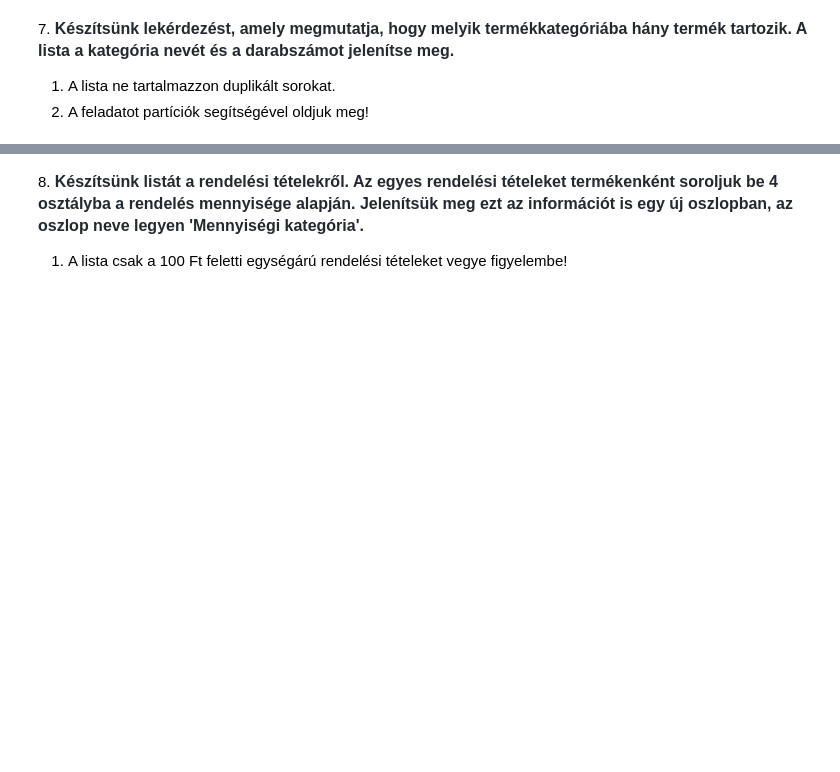
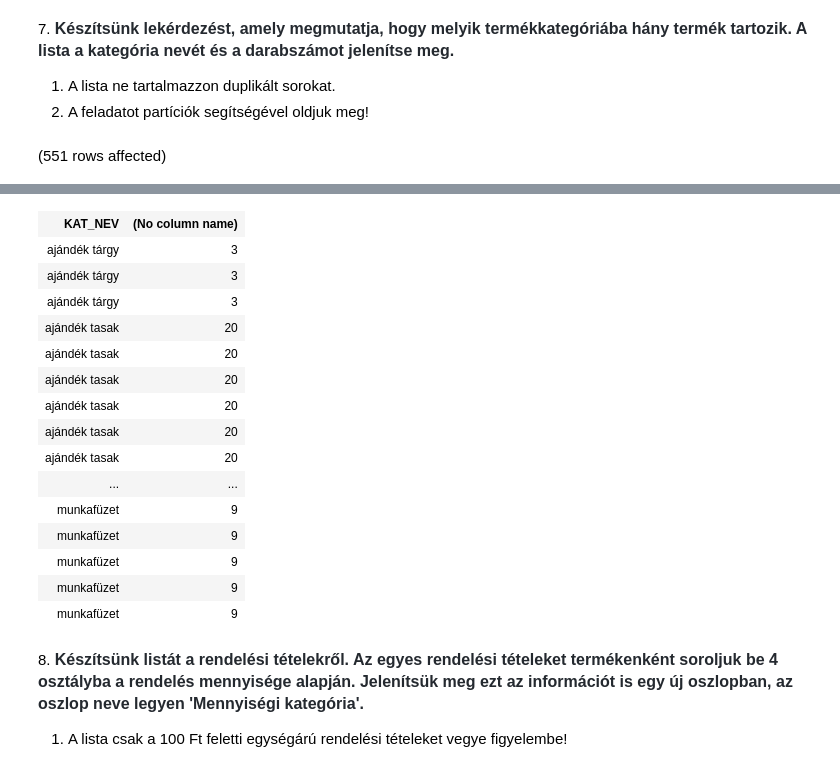
Before and after one commit to bercikovalik/SQL, a Jupyter notebook: gyakorlat05_feladatok.ipynb, the cells around one changed output, grey strips where cells are left out. Drawn from its saved outputs; the diff is of its cells as text; code cells hidden in the pictures; blank space fills up the shorter version.

```diff
--- a/gyakorlat05_feladatok.ipynb
+++ b/gyakorlat05_feladatok.ipynb
@@ -51,3 +123,11 @@ Total execution time: 00:00:00.018
 
 1. A lista ne tartalmazzon duplikált sorokat.
 2. A feladatot partíciók segítségével oldjuk meg!
+# %%
+SELECT tk.KAT_NEV,
+        COUNT(*) OVER(PARTITION BY tk.KAT_Nev)
+FROM Termek t
+JOIN Termekkategoria tk ON t.KAT_ID = tk.KAT_ID
+--GROUP BY tk.KAT_NEV
+# %% [output]
+(551 rows affected)
@@ -54,3 +135,19 @@ Total execution time: 00:00:00.018
+| KAT_NEV | (No column name) |
+| ajándék tárgy | 3 |
+| ajándék tárgy | 3 |
+| ajándék tárgy | 3 |
+| ajándék tasak | 20 |
+| ajándék tasak | 20 |
+| ajándék tasak | 20 |
+| ajándék tasak | 20 |
+| ajándék tasak | 20 |
+| ajándék tasak | 20 |
+| ... | ... |
+| munkafüzet | 9 |
+| munkafüzet | 9 |
+| munkafüzet | 9 |
+| munkafüzet | 9 |
+| munkafüzet | 9 |
 # %% [markdown]
 8. <span style="font-weight: 600; color: rgb(36, 41, 47); font-family: -apple-system, BlinkMacSystemFont, &quot;Segoe UI&quot;, Helvetica, Arial, sans-serif, &quot;Apple Color Emoji&quot;, &quot;Segoe UI Emoji&quot;; font-size: 16px;">Készítsünk listát a rendelési tételekről. Az egyes rendelési tételeket termékenként soroljuk be 4 osztályba a rendelés mennyisége alapján. Jelenítsük meg ezt az információt is egy új oszlopban, az oszlop neve legyen 'Mennyiségi kategória'.</span>
 
```
Also changed, not shown: parts of 5 cells of this notebook.
